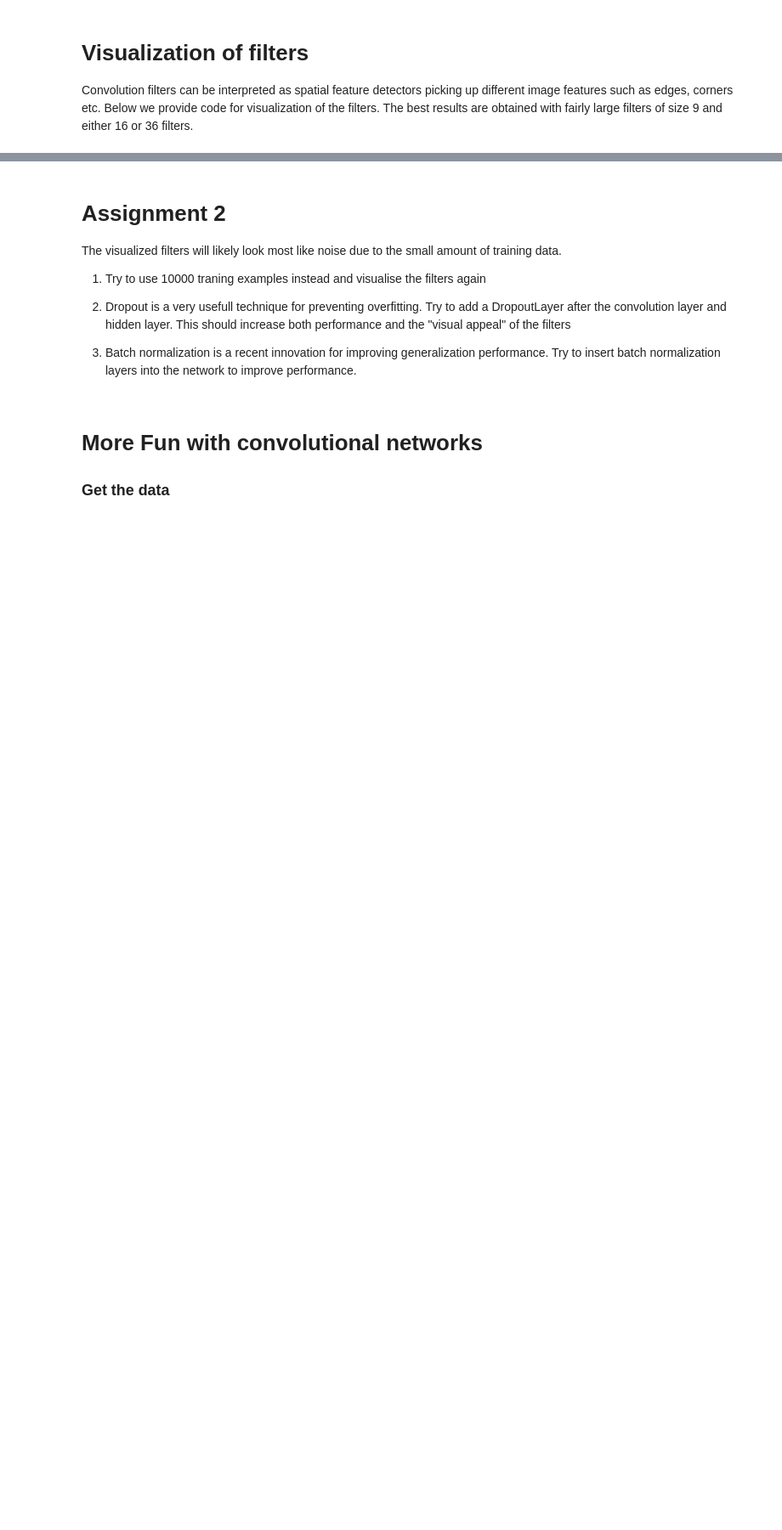
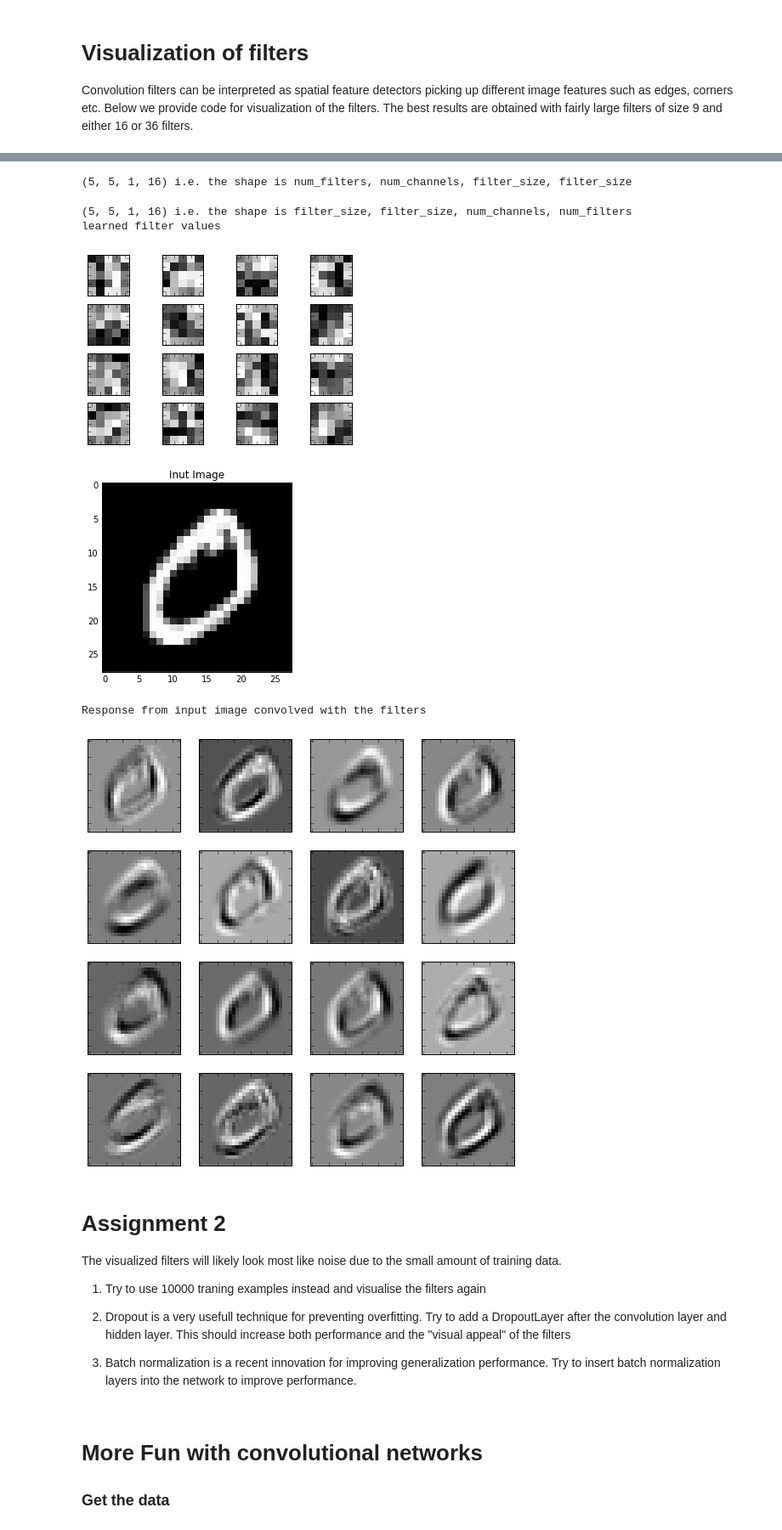
Before and after one commit to alrojo/tensorflow-tutorial, a Jupyter notebook: lab2/lab2_CNN.ipynb, the cells around one changed output, grey strips where cells are left out. Shown: that part at 85% size. Saved outputs shown, nothing was run; the diff lists cells and outputs as text; code cells hidden in the pictures; blank space fills up the shorter version.

```diff
--- a/lab2/lab2_CNN.ipynb
+++ b/lab2/lab2_CNN.ipynb
@@ -251,3 +253,14 @@ Test set Acc:  0.962000
 # %% [markdown]
 # Visualization of filters
 Convolution filters can be interpreted as spatial feature detectors picking up different image features such as edges, corners etc. Below we provide code for visualization of the filters. The best results are obtained with fairly large filters of size 9 and either 16 or 36 filters.
+# %%
+# to start with we print the names of the weights in our graph
+# to see what operations we are allowed to perform on the variables in our graph, try:
+#print(dir(tf.all_variables()[0]))
+# you will notice it has "name" and "value", which we will build a dictionary from
+names_and_vars = {var.name: sess.run(var.value()) for var in tf.all_variables()}
+print(names_and_vars.keys())
+# getting the name was easy, just use .name on the variable object
+# getting the value in a numpy array format is slightly more tricky
+# we need to first get a variable object, then turn it into a tensor with .value()
+# and the evaluate the tensor with sess.run(...)
@@ -254,36 +269,49 @@ Convolution filters can be interpreted as spatial feature detectors picking up d
+# %%
+np_W = names_and_vars[u'l_conv1/weights:0'] # get the filter values from the first conv layer
+print np_W.shape, "i.e. the shape is num_filters, num_channels, filter_size, filter_size"
+# %% [output]
+(5, 5, 1, 16) i.e. the shape is num_filters, num_channels, filter_size, filter_size
 # %%
 ### If you get an error with l_conv not being defined you need define l_conv when the network is defined!
-np_W = l_conv.W.get_value() #get the filter values from the conv layer
-print np_W.shape, "i.e. the shape is num_filters, num_channels, filter_size, filter_size"
-num_filters,num_channels,filter_size,_= np_W.shape
+np_W = names_and_vars[u'l_conv1/weights:0'] # get the filter values from the first conv layer
+print np_W.shape, "i.e. the shape is filter_size, filter_size, num_channels, num_filters"
+filter_size, _, num_channels, num_filters = np_W.shape
 n = int(num_filters**0.5)
 
-np_W_res = np_W.reshape(n,n,num_channels,filter_size,filter_size)
+# reshaping the last dimension to be n by n
+np_W_res = np_W.reshape(filter_size, filter_size, num_channels, n, n)
 fig, ax = plt.subplots(n,n)
 print "learned filter values"
 for i in range(n):
     for j in range(n):
-        ax[i,j].imshow(np_W_res[i,j,0], cmap='gray',interpolation='none')
+        ax[i,j].imshow(np_W_res[:,:,0,i,j], cmap='gray',interpolation='none')
         ax[i,j].xaxis.set_major_formatter(plt.NullFormatter())
         ax[i,j].yaxis.set_major_formatter(plt.NullFormatter())
 
 
 idx = 1
 plt.figure()
 plt.imshow(x_train[idx,0],cmap='gray',interpolation='none')
 plt.title('Inut Image')
 plt.show()
 
 #visalize the filters convolved with an input image
 from scipy.signal import convolve2d
-np_W_res = np_W.reshape(n,n,num_channels,filter_size,filter_size)
+np_W_res = np_W.reshape(filter_size, filter_size, num_channels, n, n)
 fig, ax = plt.subplots(n,n,figsize=(9,9))
 print "Response from input image convolved with the filters"
 for i in range(n):
     for j in range(n):
-        ax[i,j].imshow(convolve2d(x_train[1,0],np_W_res[i,j,0],mode='same'), cmap='gray',interpolation='none')
+        ax[i,j].imshow(convolve2d(x_train[1,0],np_W_res[:,:,0,i,j],mode='same'), cmap='gray',interpolation='none')
         ax[i,j].xaxis.set_major_formatter(plt.NullFormatter())
         ax[i,j].yaxis.set_major_formatter(plt.NullFormatter())
+# %% [output]
+(5, 5, 1, 16) i.e. the shape is filter_size, filter_size, num_channels, num_filters
+learned filter values
+[figure, added]
+[figure, added]
+Response from input image convolved with the filters
+[figure, added]
 # %% [markdown]
 # Assignment 2
 
```
Also changed, not shown: parts of 3 cells of this notebook.
